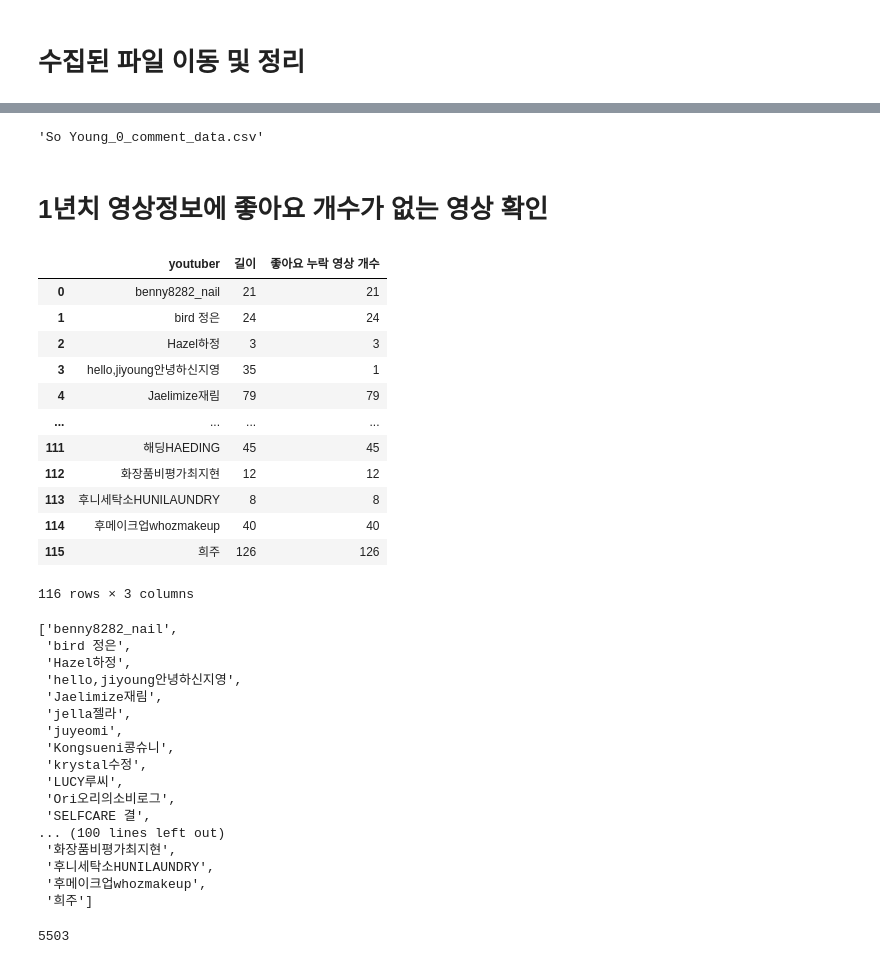
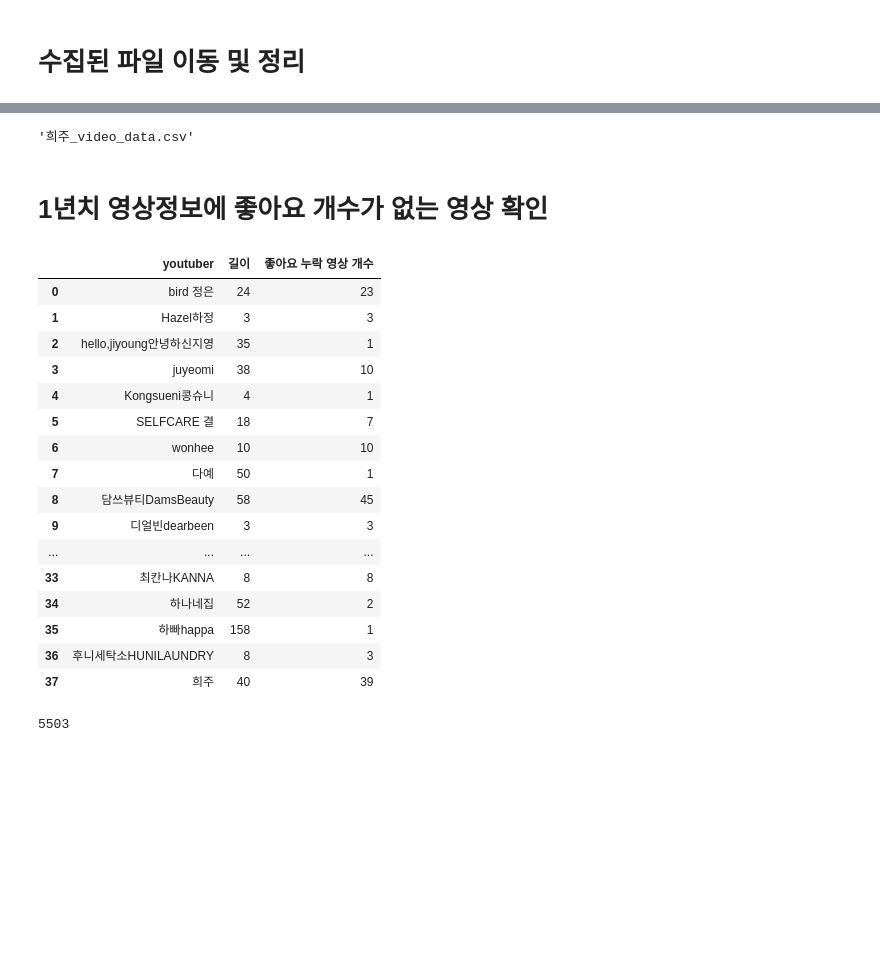
Before and after one commit to scnelMG/Samsungfire_Risk_Management, a Jupyter notebook: data_collect.ipynb, the cells around one changed output, grey strips where cells are left out. Cells and saved outputs as stored; diff of their text form; code cells hidden in the pictures; blank space fills up the shorter version.

```diff
--- a/data_collect.ipynb
+++ b/data_collect.ipynb
@@ -2,11 +10,9 @@
 # 수집된 파일 이동 및 정리
 # %%
 # 영상 정보 파일 이동 전 확인
-import os
-import shutil
-import pandas as pd
-for i in os.listdir('./data/데이터추가'):
-    file_name = os.listdir(f'./data/데이터추가/{i}')[-1]
-    if file_name[-14:] != 'video_data.csv':
+
+for i in os.listdir('./data/drive-download-20230930T183818Z-001'):
+    file_name = os.listdir(f'./data/drive-download-20230930T183818Z-001/{i}')[0]
+    if file_name[-14:] == 'video_data.csv':
         print(i, file_name)
-    # shutil.move(f'C:/대학/비교과/2023 삼성화제 리스크관리 공모전/data/{i}/{file_name}', f'C:/대학/비교과/2023 삼성화제 리스크관리 공모전/Samsungfire_Risk_Management/data/total_video_data/{file_name}')
+        shutil.move(f'./data/drive-download-20230930T183818Z-001/{i}/{file_name}', f'./data/1년치_영상정보/{file_name}')
@@ -13,52 +37,36 @@ for i in os.listdir('./data/데이터추가'):
 # %%
 file_name
 # %% [output]
-'So Young_0_comment_data.csv'
+'희주_video_data.csv'
 # %% [markdown]
 # 1년치 영상정보에 좋아요 개수가 없는 영상 확인
 # %%
 # 좋아요 누락 영상 개수 확인
 df = pd.DataFrame(columns= ['youtuber', '길이', '좋아요 누락 영상 개수'])
-for i in os.listdir('./data/1년치영상정보'):
-    temp = pd.read_csv(f'./data/1년치영상정보/{i}')
+for i in os.listdir('./data/1년치_영상정보'):
+    temp = pd.read_csv(f'./data/1년치_영상정보/{i}')
     null_num = temp['영상 좋아요 수'].isnull().sum()
     if null_num > 0:
         df.loc[len(df), :] = [i[:-15], len(temp), null_num]
 df
 # %% [output]
 |  | youtuber | 길이 | 좋아요 누락 영상 개수 |
-| 0 | benny8282_nail | 21 | 21 |
-| 1 | bird 정은 | 24 | 24 |
-| 2 | Hazel하정 | 3 | 3 |
-| 3 | hello,jiyoung안녕하신지영 | 35 | 1 |
-| 4 | Jaelimize재림 | 79 | 79 |
+| 0 | bird 정은 | 24 | 23 |
+| 1 | Hazel하정 | 3 | 3 |
+| 2 | hello,jiyoung안녕하신지영 | 35 | 1 |
+| 3 | juyeomi | 38 | 10 |
+| 4 | Kongsueni콩슈니 | 4 | 1 |
+| 5 | SELFCARE 결 | 18 | 7 |
+| 6 | wonhee | 10 | 10 |
+| 7 | 다예 | 50 | 1 |
+| 8 | 담쓰뷰티DamsBeauty | 58 | 45 |
+| 9 | 디얼빈dearbeen | 3 | 3 |
 | ... | ... | ... | ... |
-| 111 | 해딩HAEDING | 45 | 45 |
-| 112 | 화장품비평가최지현 | 12 | 12 |
-| 113 | 후니세탁소HUNILAUNDRY | 8 | 8 |
-| 114 | 후메이크업whozmakeup | 40 | 40 |
-| 115 | 희주 | 126 | 126 |
+| 33 | 최칸나KANNA | 8 | 8 |
+| 34 | 하나네집 | 52 | 2 |
+| 35 | 하빠happa | 158 | 1 |
+| 36 | 후니세탁소HUNILAUNDRY | 8 | 3 |
+| 37 | 희주 | 40 | 39 |
-116 rows × 3 columns
-# %%
-df['youtuber'].to_list()
-# %% [output]
-['benny8282_nail',
- 'bird 정은',
- 'Hazel하정',
- 'hello,jiyoung안녕하신지영',
- 'Jaelimize재림',
- 'jella젤라',
- 'juyeomi',
- 'Kongsueni콩슈니',
- 'krystal수정',
- 'LUCY루씨',
- 'Ori오리의소비로그',
- 'SELFCARE 결',
-... (100 lines left out)
- '화장품비평가최지현',
- '후니세탁소HUNILAUNDRY',
- '후메이크업whozmakeup',
- '희주']
 # %%
 df.to_csv('./data/좋아요 누락 영상 개수.csv', index=False)
 # %%
```
Also changed, not shown: parts of 11 cells of this notebook, 4 other files.
